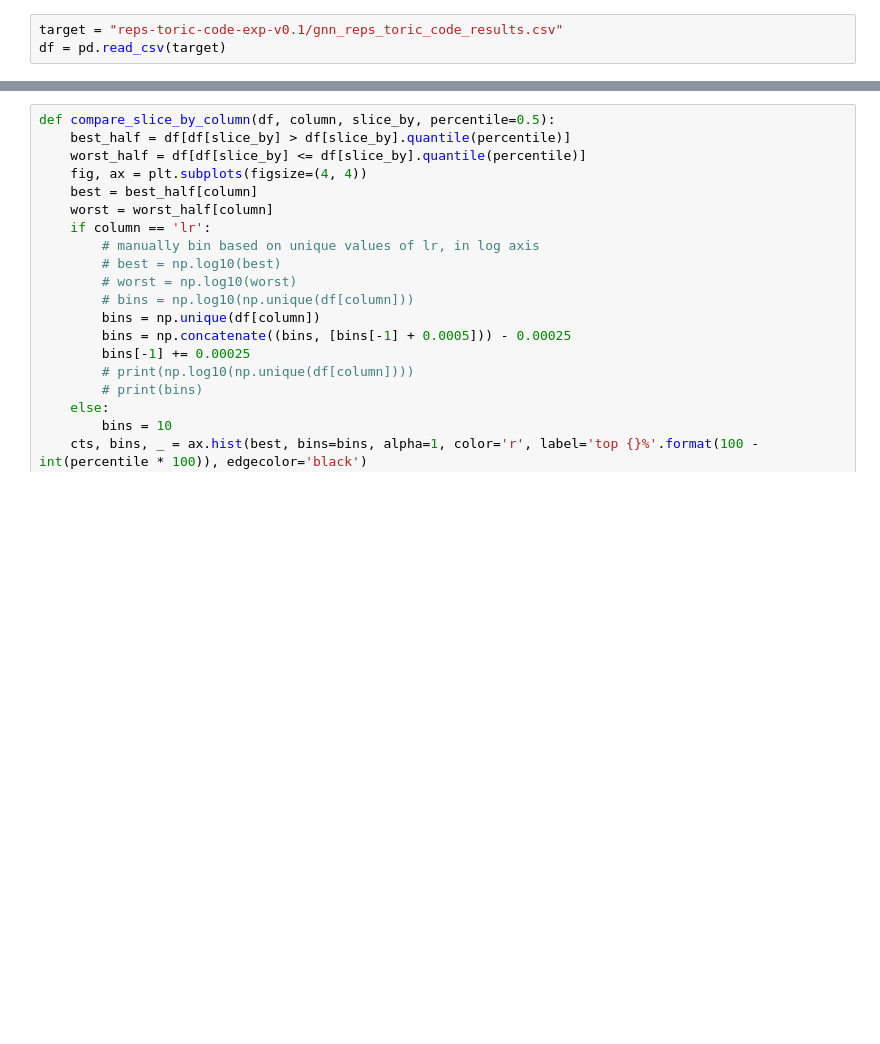
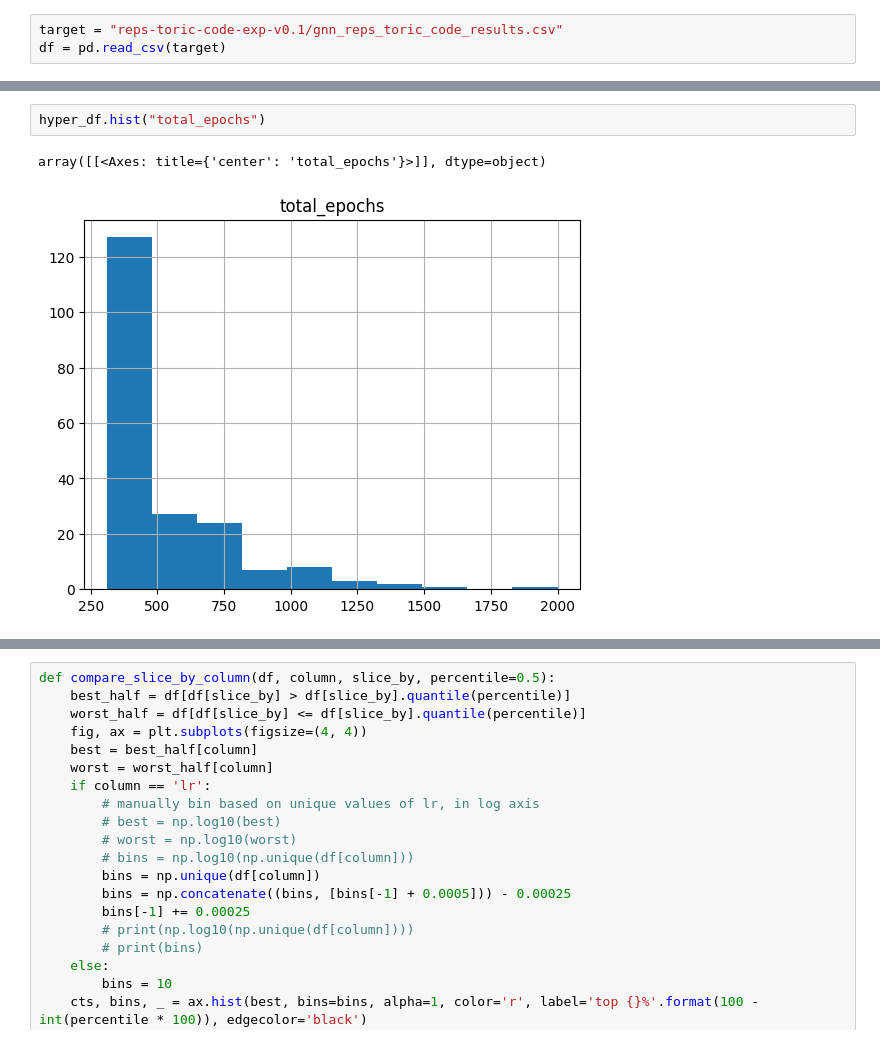
Before and after one commit to peterse/mldec, a Jupyter notebook: src/mldec/analysis/reps_analysis.ipynb, the cells around one changed output, grey strips where cells are left out. Saved outputs shown, nothing was run; the diff lists cells and outputs as text; blank space fills up the shorter version.

```diff
--- a/src/mldec/analysis/reps_analysis.ipynb
+++ b/src/mldec/analysis/reps_analysis.ipynb
@@ -22,0 +85,5 @@ df = pd.read_csv(target)
+# %%
+hyper_df.hist("total_epochs")
+# %% [output]
+array([[<Axes: title={'center': 'total_epochs'}>]], dtype=object)
+[figure, added]
```
Also changed, not shown: parts of 4 cells of this notebook, 1 other file.
